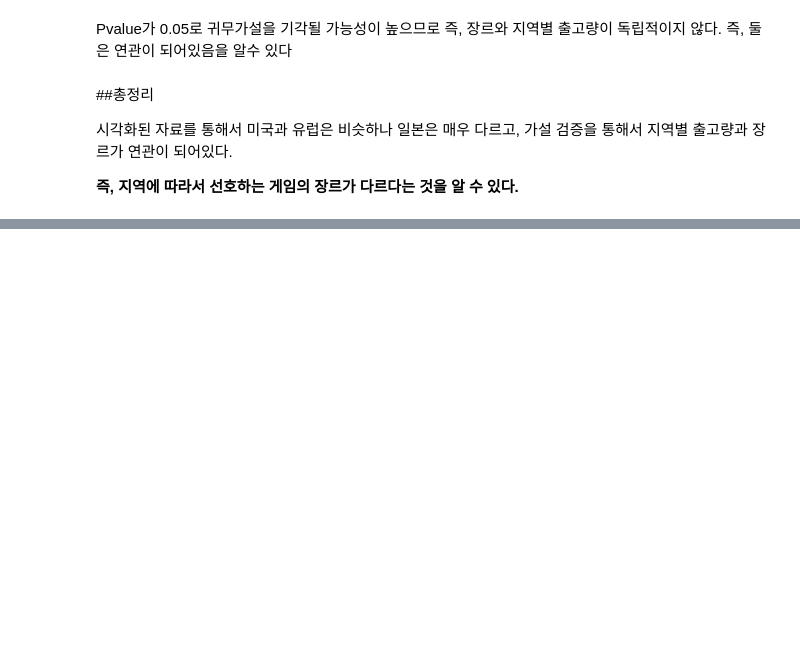
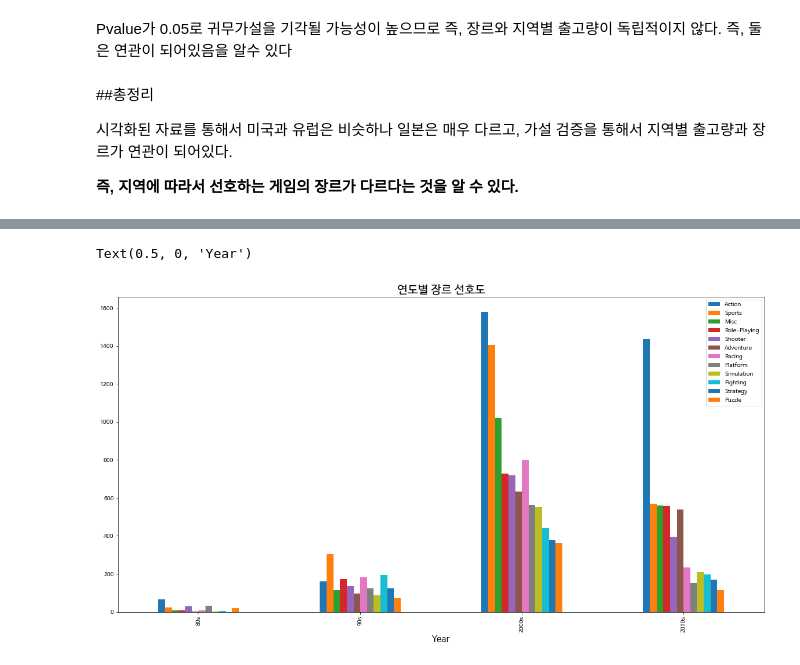
Before and after one commit to poandpo/project-, a Jupyter notebook: project1.ipynb, the cells around one changed output, grey strips where cells are left out. Drawn from its saved outputs; the diff is of its cells as text; code cells hidden in the pictures; blank space fills up the shorter version.

```diff
--- a/project1.ipynb
+++ b/project1.ipynb
@@ -304,0 +370,10 @@ Pvalue가 0.05로 귀무가설을 기각될 가능성이 높으므로 즉, 장
+# %%
+nighty=range(1990,2000)
+
+n_s=df_Y[df_Y['Year'].isin(nighty)].reset_index(drop=True) #1769
+B=n_s['Genre'].value_counts(dropna = False)
+# %%
+noughties_1=range(2000,2010)
+
+nou_s1=df_Y[df_Y['Year'].isin(noughties_1)].reset_index(drop=True) #4136
+C=nou_s1['Genre'].value_counts(dropna = False)
@@ -304,0 +385,10 @@ Pvalue가 0.05로 귀무가설을 기각될 가능성이 높으므로 즉, 장
+# %%
+tens=range(2010,2021)
+t1=df_Y[df_Y['Year'].isin(tens)].reset_index(drop=True) #5145
+E=t1['Genre'].value_counts(dropna = False)
+# %%
+df_Y_v=pd.concat([A,B,C,E], axis=1)
+df_Y_v.columns=['80s','90s','2000s','2010s']
+df_Y_v_1=df_Y_v.drop(labels = "unknown", axis = 0).transpose().reset_index()
+
+df_Y_v_1
@@ -304,0 +401,11 @@ Pvalue가 0.05로 귀무가설을 기각될 가능성이 높으므로 즉, 장
+# %%
+import seaborn as sns
+
+df_Y_v_1.plot(x= 'index', y=area_category, kind="bar",figsize=(20,10))
+
+plt.title('연도별 장르 선호도',fontsize=20) ## 타이틀 출력
+plt.xlabel('Year',fontsize=15) ## x축 라벨 출력
+#plt.ylabel('') ## y축 라벨 출력
+# %% [output]
+Text(0.5, 0, 'Year')
+[figure, added]
```
Also changed, not shown: parts of 24 cells of this notebook.
